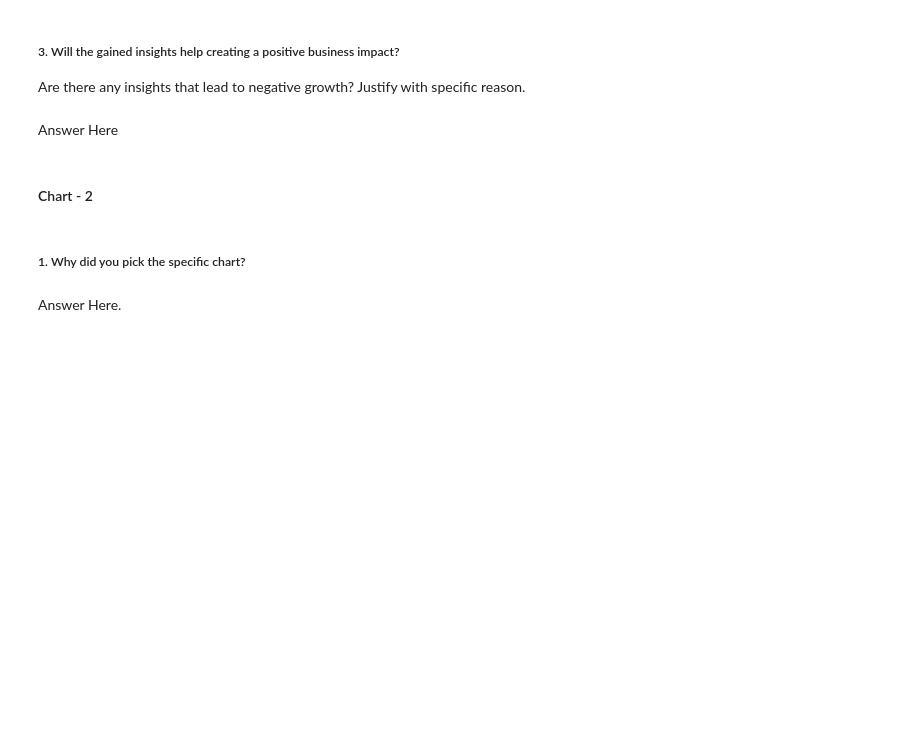
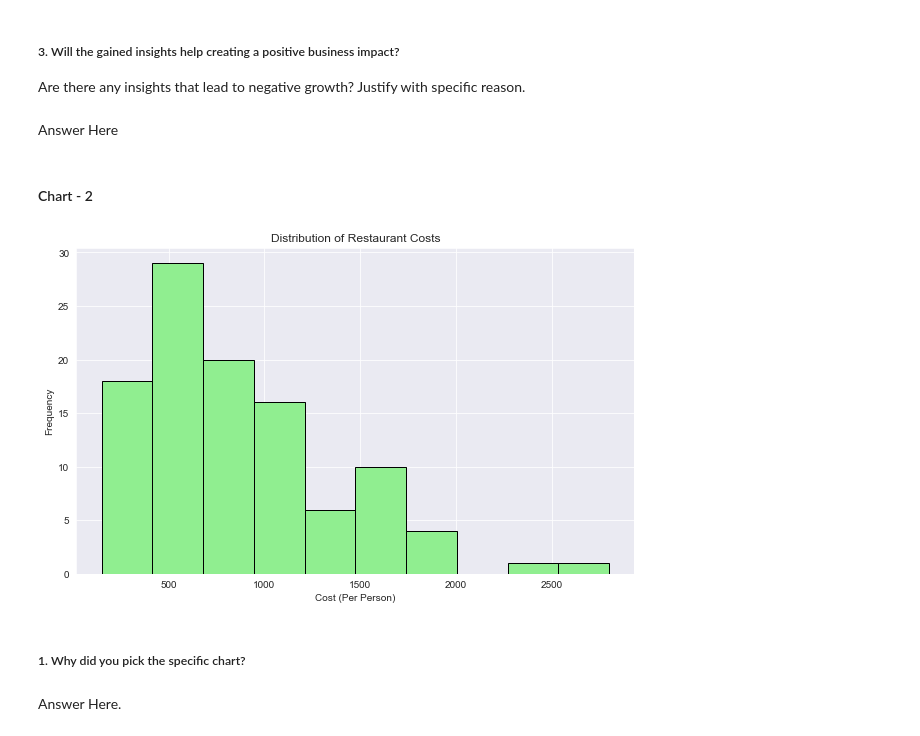
Before and after one commit to Saurabhshrma/Zomato-Restaurant-Clustering-and-Sentiment-Analysis, a Jupyter notebook: Zomato Restaurant Clustering and Sentiment Analysis.ipynb, the cells around one changed output. Cells and saved outputs as stored; diff of their text form; code cells hidden in the pictures; blank space fills up the shorter version.

```diff
--- a/Zomato Restaurant Clustering and Sentiment Analysis.ipynb
+++ b/Zomato Restaurant Clustering and Sentiment Analysis.ipynb
@@ -351,3 +466,15 @@ Answer Here
+# %%
+# Chart - 2 visualization code
+
+# Visualization: Histogram of restaurant costs
+plt.figure(figsize=(10, 6))
+plt.hist(restaurant_data['Cost'], bins=10, color='lightgreen', edgecolor='black')
+plt.title('Distribution of Restaurant Costs')
+plt.xlabel('Cost (Per Person)')
+plt.ylabel('Frequency')
+plt.show()
+# %% [output]
+[figure, added]
 # %% [markdown]
 ##### 1. Why did you pick the specific chart?
 # %% [markdown]
```
Also changed, not shown: parts of 45 cells of this notebook.
